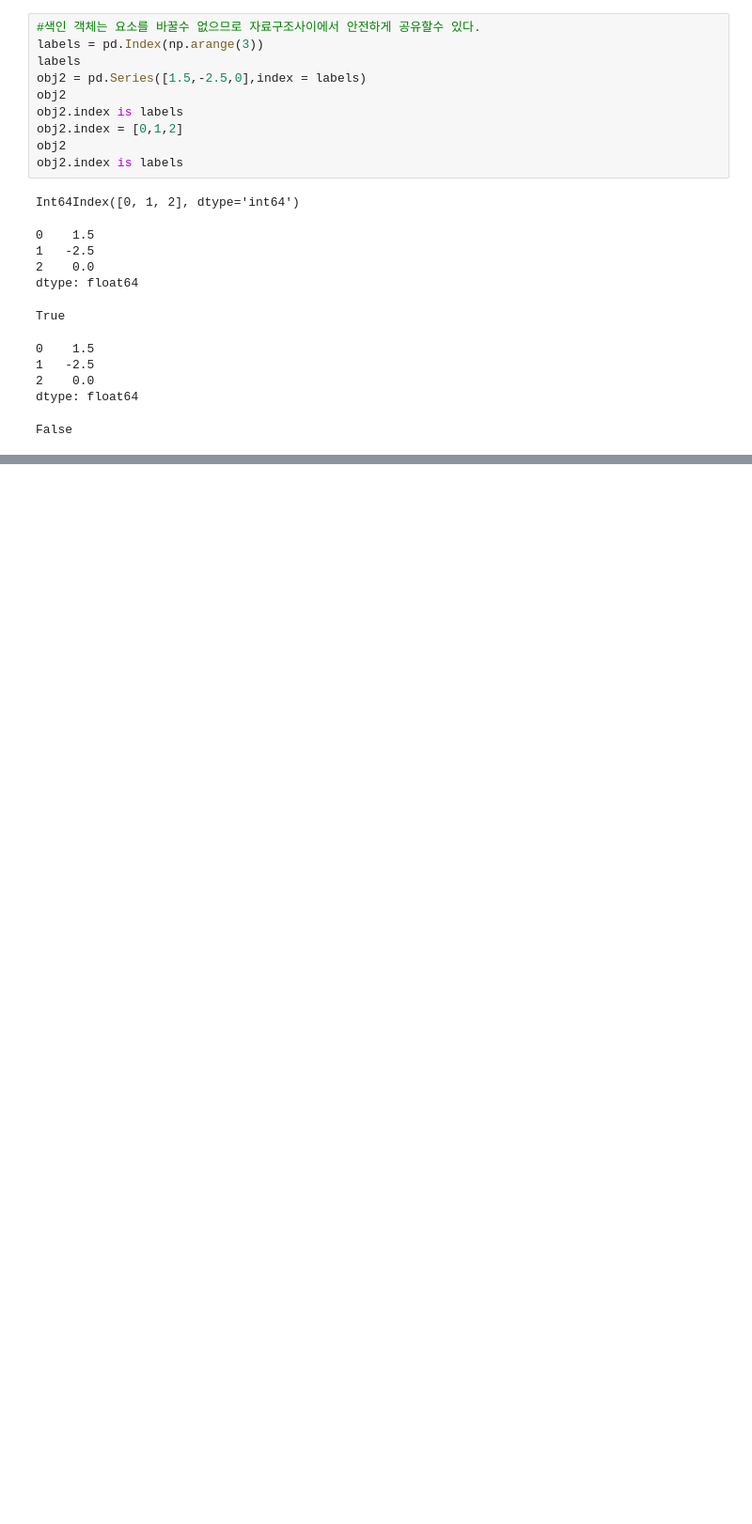
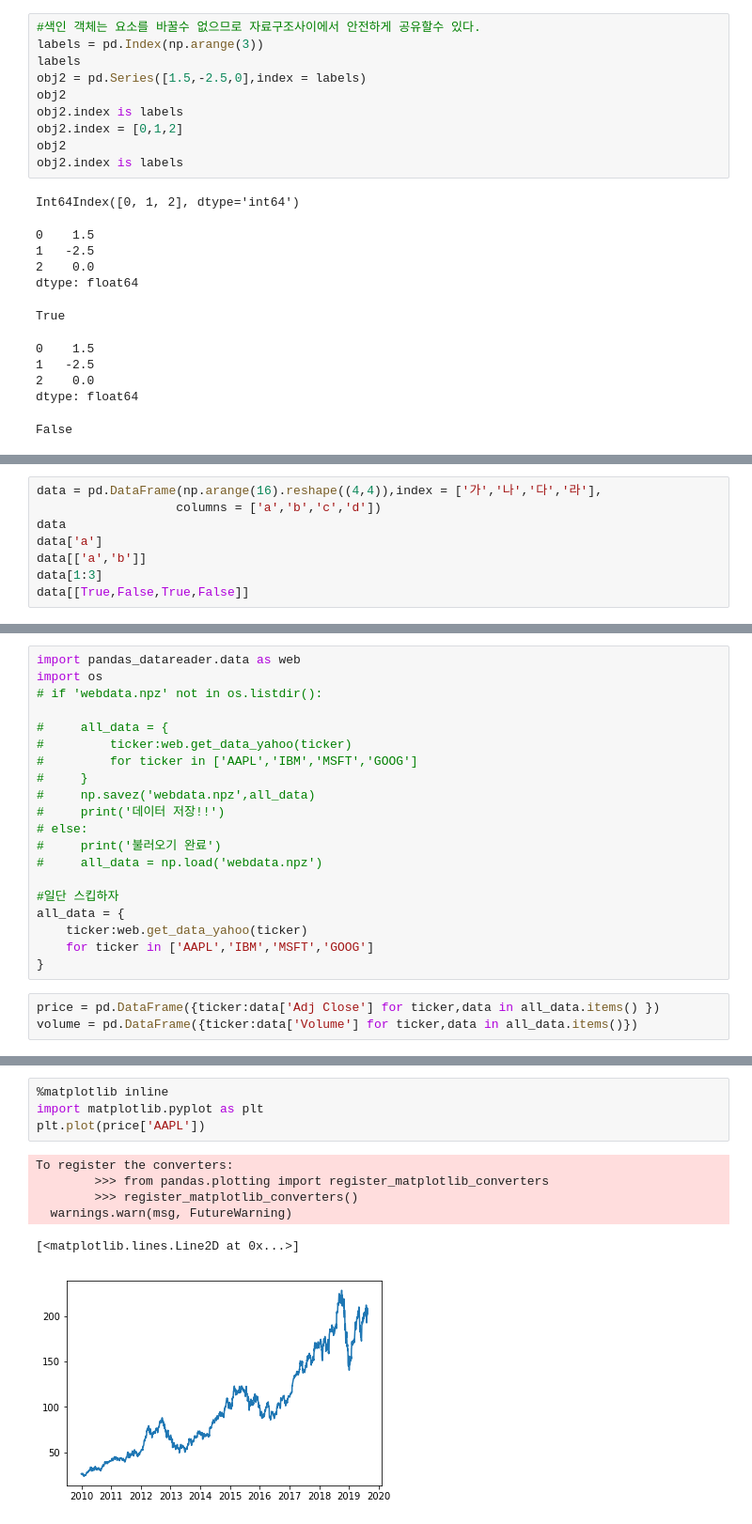
Before and after one commit to Suhwan-Ji/Study_DataScience, a Jupyter notebook: DataAnalysis/Ch05. Pandas 시작하기.ipynb, the cells around one changed output, grey strips where cells are left out. Shown: that part at 94% size. Drawn from its saved outputs; the diff is of its cells as text; blank space fills up the shorter version.

```diff
--- a/DataAnalysis/Ch05. Pandas 시작하기.ipynb
+++ b/DataAnalysis/Ch05. Pandas 시작하기.ipynb
@@ -389,0 +572,8 @@ False
+# %%
+data = pd.DataFrame(np.arange(16).reshape((4,4)),index = ['가','나','다','라'],
+                   columns = ['a','b','c','d'])
+data
+data['a']
+data[['a','b']]
+data[1:3]
+data[[True,False,True,False]]
@@ -389,0 +1091,23 @@ False
+# %%
+import pandas_datareader.data as web
+import os
+# if 'webdata.npz' not in os.listdir():
+
+#     all_data = {
+#         ticker:web.get_data_yahoo(ticker)
+#         for ticker in ['AAPL','IBM','MSFT','GOOG']
+#     }
+#     np.savez('webdata.npz',all_data)
+#     print('데이터 저장!!')
+# else:
+#     print('불러오기 완료')
+#     all_data = np.load('webdata.npz')
+
+#일단 스킵하자
+all_data = {
+    ticker:web.get_data_yahoo(ticker)
+    for ticker in ['AAPL','IBM','MSFT','GOOG']
+}
+# %%
+price = pd.DataFrame({ticker:data['Adj Close'] for ticker,data in all_data.items() })
+volume = pd.DataFrame({ticker:data['Volume'] for ticker,data in all_data.items()})
@@ -389,0 +1135,11 @@ False
+# %%
+%matplotlib inline
+import matplotlib.pyplot as plt
+plt.plot(price['AAPL'])
+# %% [output]
+To register the converters:
+        >>> from pandas.plotting import register_matplotlib_converters
+        >>> register_matplotlib_converters()
+  warnings.warn(msg, FutureWarning)
+[<matplotlib.lines.Line2D at 0x...>]
+[figure, added]
```
Also changed, not shown: parts of 61 cells of this notebook.
